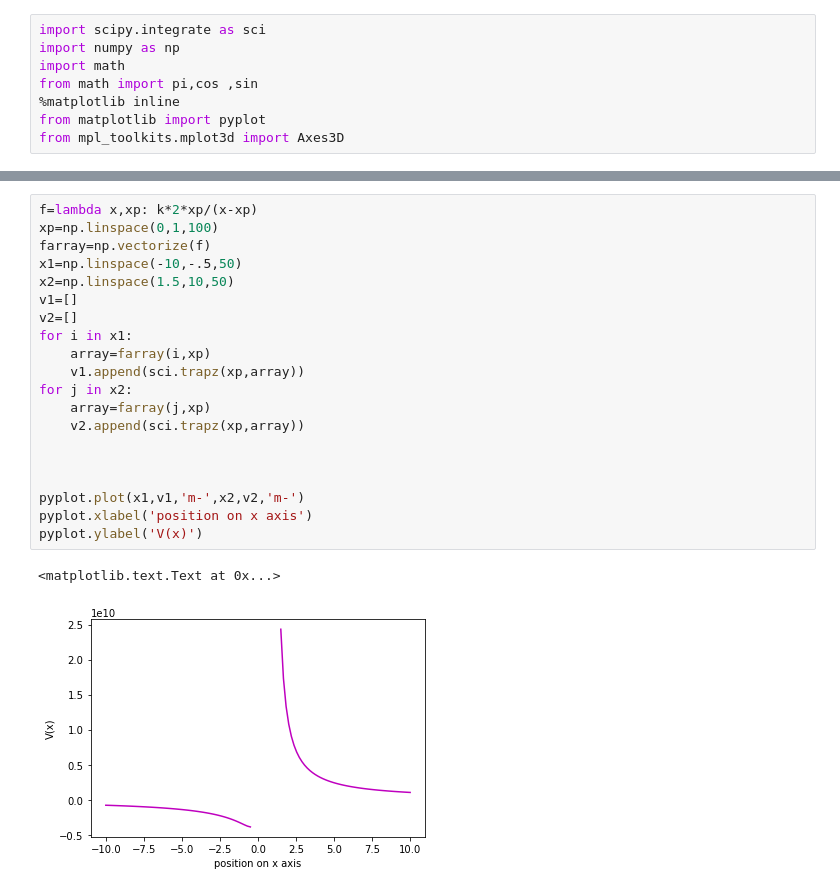
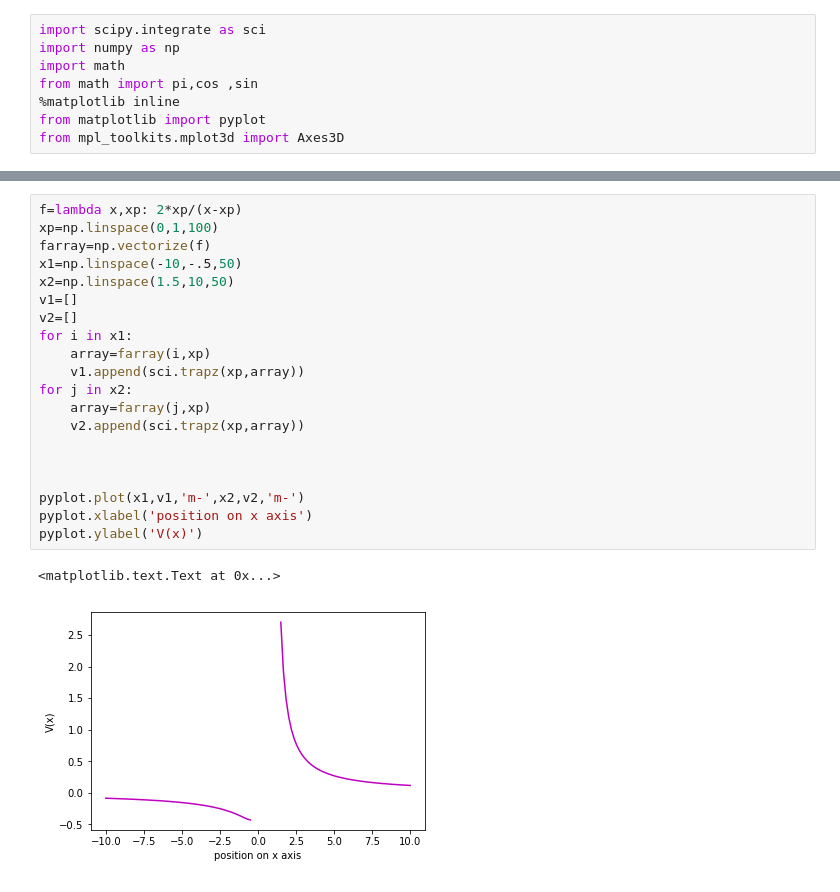
Before and after one commit to Phys7321/HW02-Seyedolmohadesin, a Jupyter notebook: HW02.ipynb, the cells around one changed output, grey strips where cells are left out. Drawn from its saved outputs; the diff is of its cells as text.

```diff
--- a/HW02.ipynb
+++ b/HW02.ipynb
@@ -15,27 +22,27 @@ k=9e9 # 1/4*pi*e0
 <img src="img1.jpeg"  width="400" height="100">
 # %%
-f=lambda x,xp: k*2*xp/(x-xp)
+f=lambda x,xp: 2*xp/(x-xp)
 xp=np.linspace(0,1,100)
 farray=np.vectorize(f)
 x1=np.linspace(-10,-.5,50)
 x2=np.linspace(1.5,10,50)
 v1=[]
 v2=[]
 for i in x1:
     array=farray(i,xp)
     v1.append(sci.trapz(xp,array))
 for j in x2:
     array=farray(j,xp)
     v2.append(sci.trapz(xp,array))
 
 
 
 pyplot.plot(x1,v1,'m-',x2,v2,'m-')
 pyplot.xlabel('position on x axis')
 pyplot.ylabel('V(x)')
 # %% [output]
 <matplotlib.text.Text at 0x...>
-[figure, old version]
+[figure, new version]
 # %%
 # Electric field
 E1=-np.diff(v1)/np.diff(x1)
```
Also changed, not shown: parts of 16 cells of this notebook, 3 other files.
